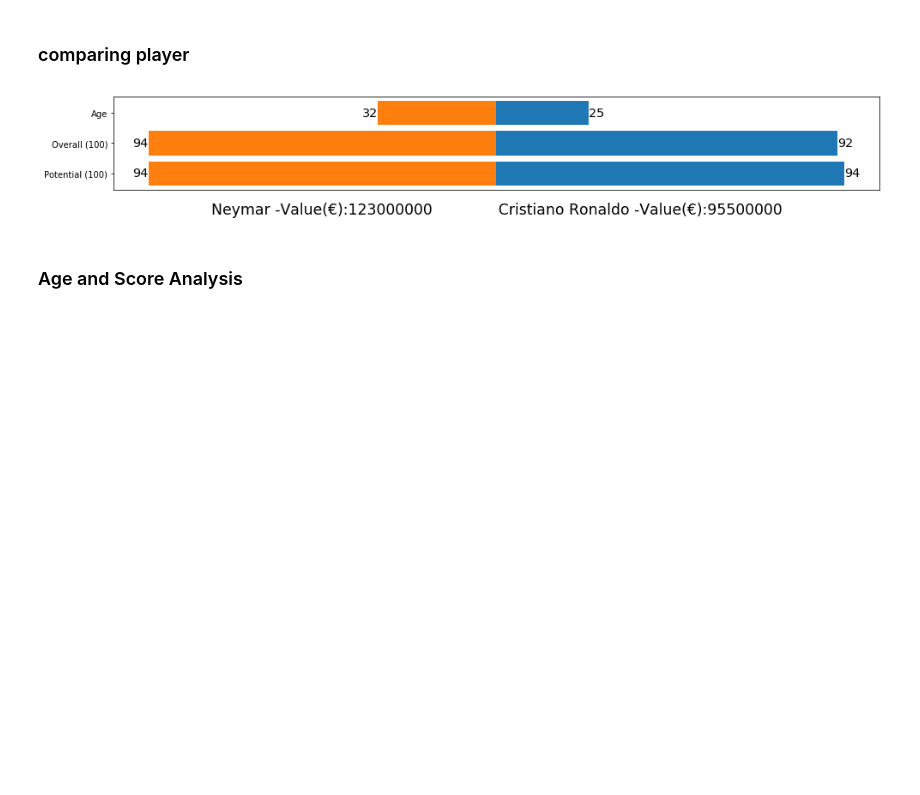
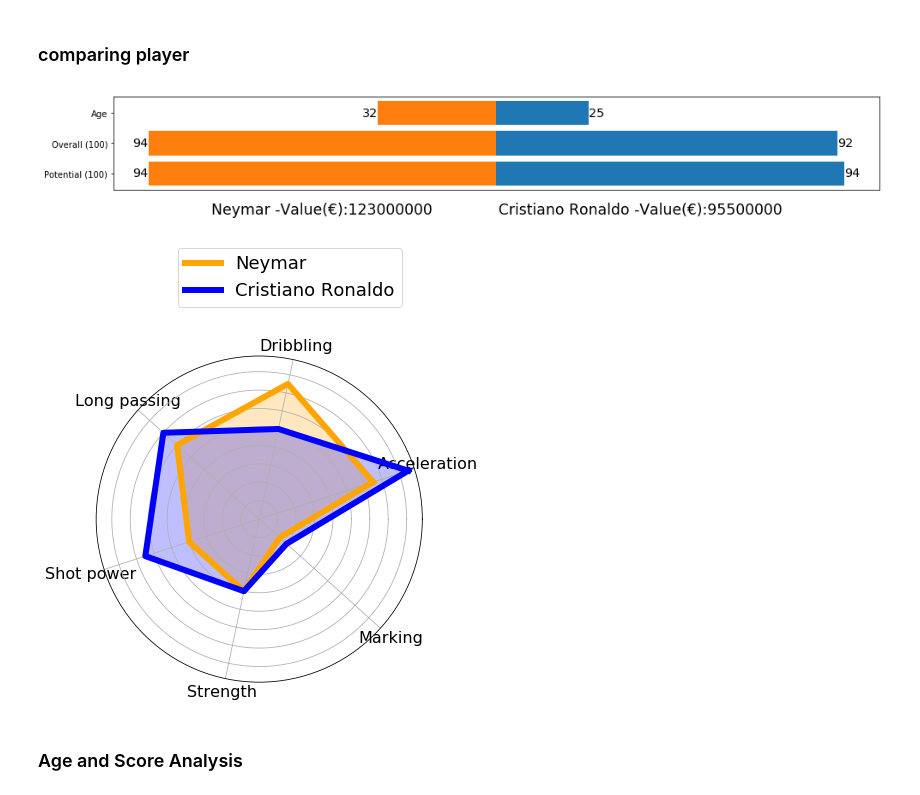
Before and after one commit to YahanCU/Football-analytics-project, a Jupyter notebook: Project for soccer game.ipynb, the cells around one changed output. Cells and saved outputs as stored; diff of their text form; code cells hidden in the pictures; blank space fills up the shorter version.

Commit message:
insert radio compare plot draft

```diff
--- a/Project for soccer game.ipynb
+++ b/Project for soccer game.ipynb
@@ -85,6 +85,38 @@ def player_compare(names,df):
 player_compare(['Neymar','Cristiano Ronaldo'],df)
 # %% [output]
 [figure]
+# %%
+name1 = 'Neymar'
+name2 = 'Cristiano Ronaldo'
+cols = ['Acceleration','Dribbling','Long passing','Shot power','Strength','Marking']
+
+# 把圆形进行六等分
+angles = np.linspace(0.1 * np.pi, 2.1 * np.pi, len(cols), endpoint=False)
+angles = np.concatenate((angles, [angles[0]]))
+
+# 初始化一个极坐标图像
+fig = plt.figure(figsize=(6, 6))
+ax = fig.add_subplot(111, polar=True)
+
+df1 = df[(df['Name'] == name1)]
+stats = df1[cols].values[0].tolist()
+stats = np.concatenate((stats, [stats[0]]))
+ax.plot(angles, stats, '-', linewidth=6, c='orange', label='%s'%name1)
+ax.fill(angles, stats, c='orange', alpha=0.25)
+
+df2 = df[(df['Name'] == name2)]
+stats = df2[cols].values[0].tolist()
+stats = np.concatenate((stats, [stats[0]]))
+ax.plot(angles, stats, '-', linewidth=6, c='blue', label='%s'%name2)
+ax.fill(angles, stats, c='blue', alpha=0.25)
+
+    # 添加图例
+ax.legend(loc=[0.25, 1.15], fontsize=18)
+ax.set_yticklabels([])
+ax.set_thetagrids(angles * 180/np.pi, cols, fontsize=16)
+ax.grid(True)
+# %% [output]
+[figure, added]
 # %% [markdown]
 ### Age and Score Analysis
 # %%
```
